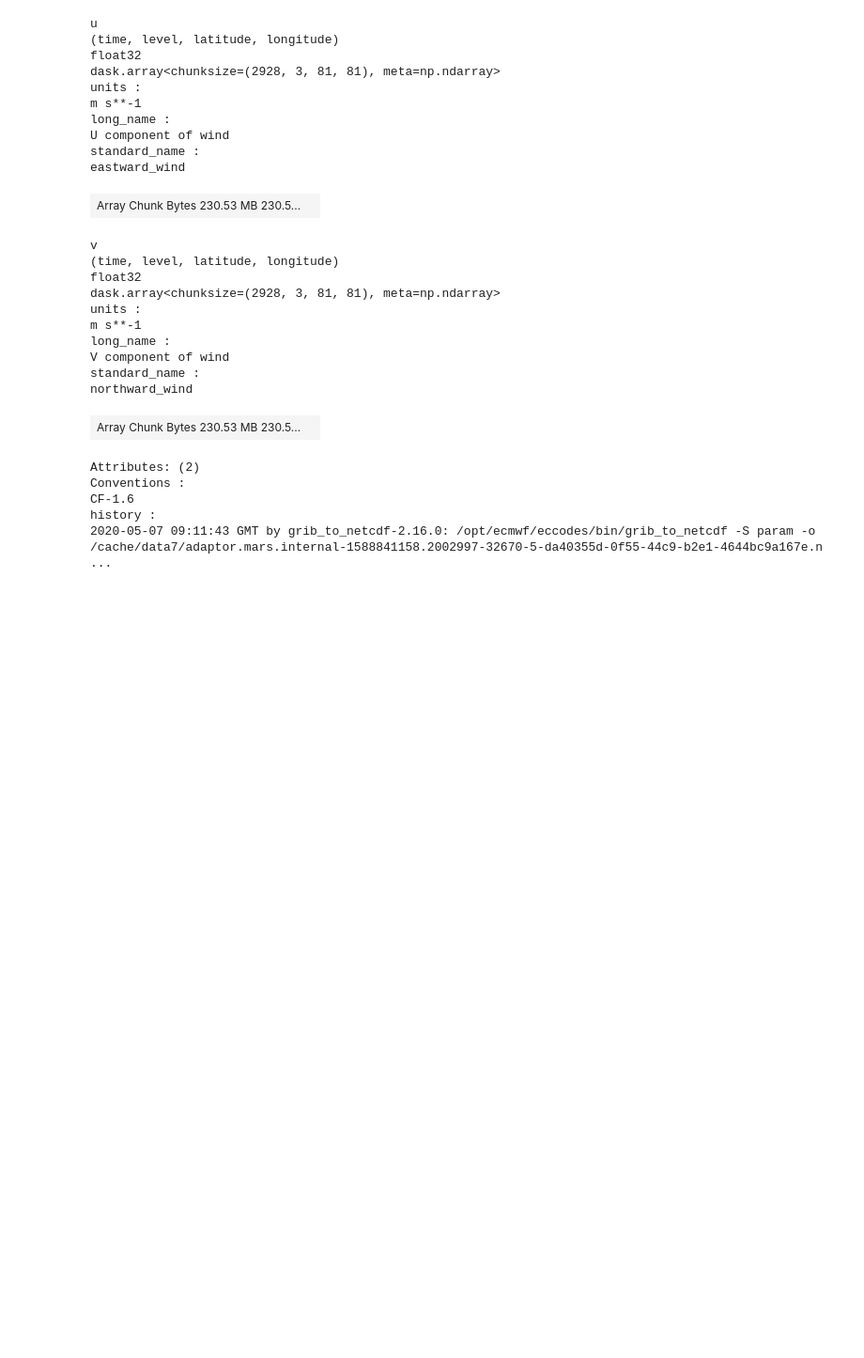
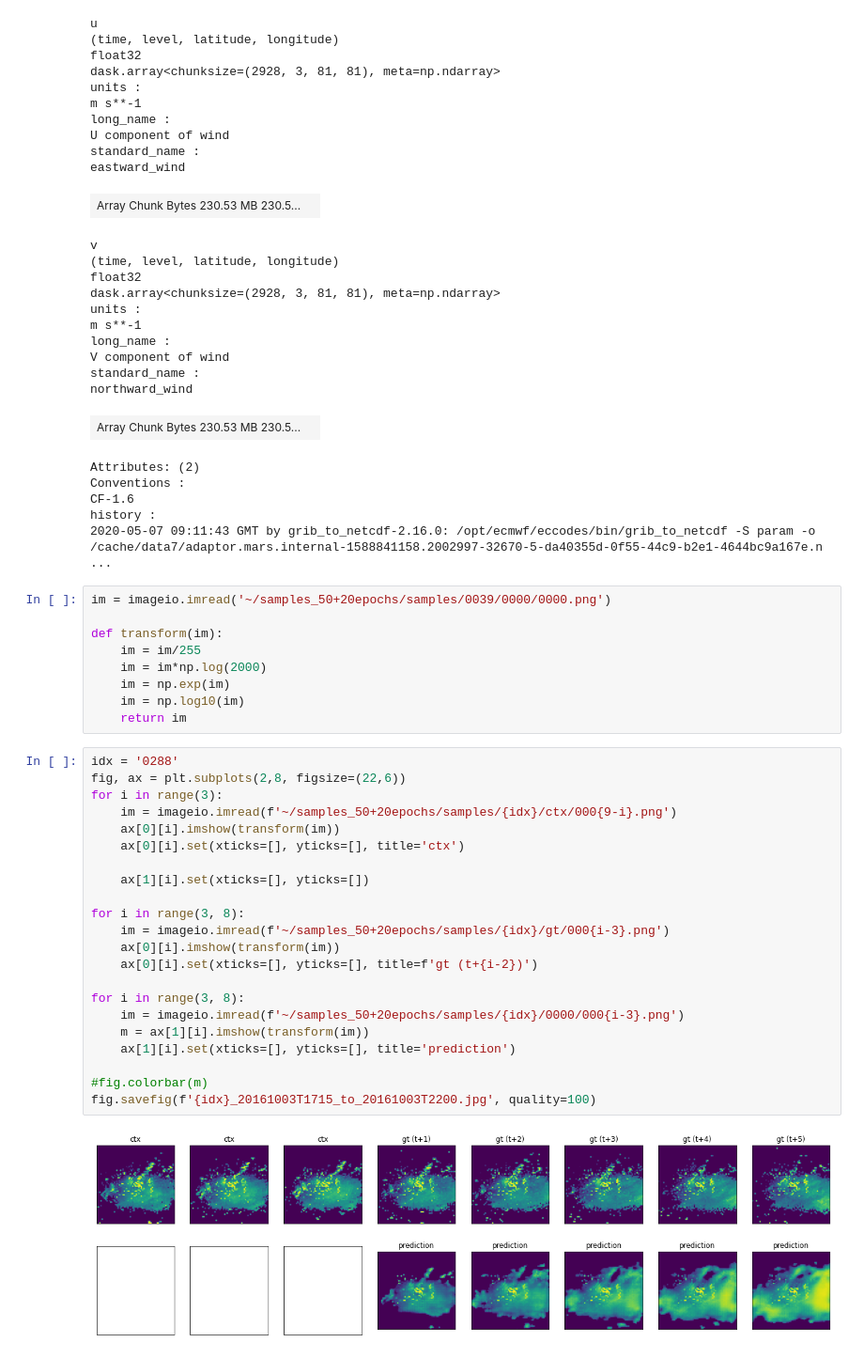
Before and after one commit to FionaLippert/birdMigration, a Jupyter notebook: visualization/h5_exploration.ipynb, the cells around one changed output. Shown at 94% size. Saved outputs shown, nothing was run; the diff lists cells and outputs as text; blank space fills up the shorter version.

```diff
--- a/visualization/h5_exploration.ipynb
+++ b/visualization/h5_exploration.ipynb
@@ -345,3 +336,36 @@ Conventions :
 CF-1.6
 history :
 2020-05-07 09:11:43 GMT by grib_to_netcdf-2.16.0: /opt/ecmwf/eccodes/bin/grib_to_netcdf -S param -o /cache/data7/adaptor.mars.internal-1588841158.2002997-32670-5-da40355d-0f55-44c9-b2e1-4644bc9a167e.n ...
+# %%
+im = imageio.imread('~/samples_50+20epochs/samples/0039/0000/0000.png')
+
+def transform(im):
+    im = im/255
+    im = im*np.log(2000)
+    im = np.exp(im)
+    im = np.log10(im)
+    return im
+# %%
+idx = '0288'
+fig, ax = plt.subplots(2,8, figsize=(22,6))
+for i in range(3):
+    im = imageio.imread(f'~/samples_50+20epochs/samples/{idx}/ctx/000{9-i}.png')
+    ax[0][i].imshow(transform(im))
+    ax[0][i].set(xticks=[], yticks=[], title='ctx')
+
+    ax[1][i].set(xticks=[], yticks=[])
+
+for i in range(3, 8):
+    im = imageio.imread(f'~/samples_50+20epochs/samples/{idx}/gt/000{i-3}.png')
+    ax[0][i].imshow(transform(im))
+    ax[0][i].set(xticks=[], yticks=[], title=f'gt (t+{i-2})')
+
+for i in range(3, 8):
+    im = imageio.imread(f'~/samples_50+20epochs/samples/{idx}/0000/000{i-3}.png')
+    m = ax[1][i].imshow(transform(im))
+    ax[1][i].set(xticks=[], yticks=[], title='prediction')
+
+#fig.colorbar(m)
+fig.savefig(f'{idx}_20161003T1715_to_20161003T2200.jpg', quality=100)
+# %% [output]
+[figure, added]
```
Also changed, not shown: parts of 17 cells of this notebook, 2 other files.
